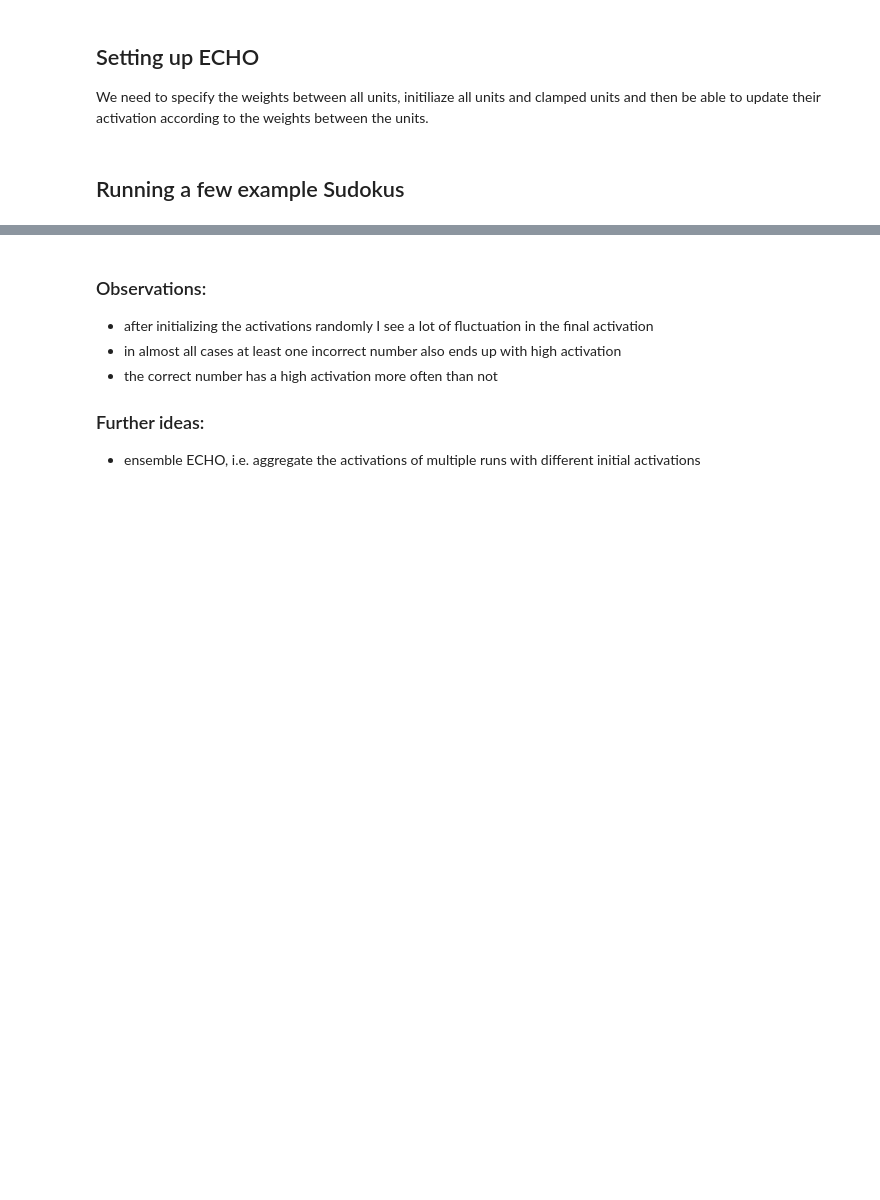
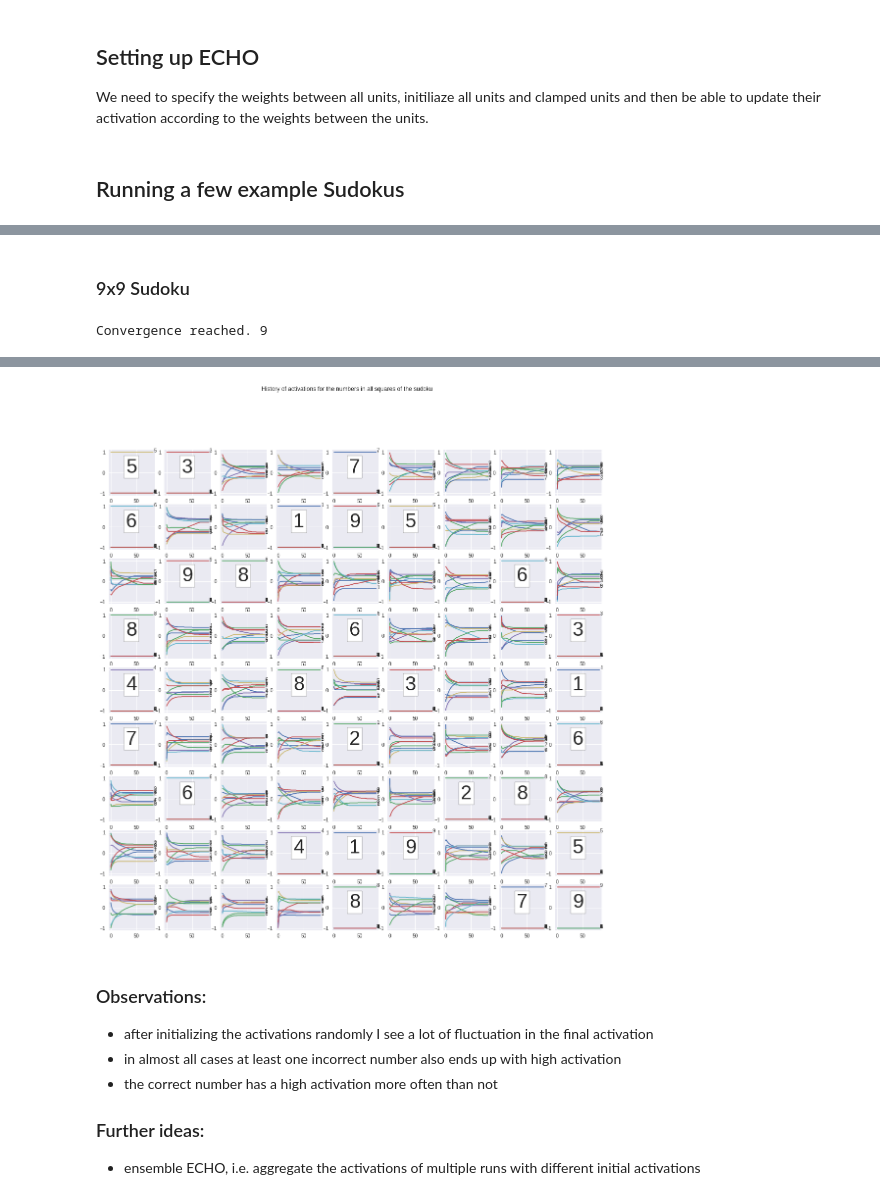
Before and after one commit to MaxRae/ConnectionistSudoku, a Jupyter notebook: ECHOSudoku.ipynb, the cells around one changed output, grey strips where cells are left out. Cells and saved outputs as stored; diff of their text form; code cells hidden in the pictures; blank space fills up the shorter version.

```diff
--- a/ECHOSudoku.ipynb
+++ b/ECHOSudoku.ipynb
@@ -215,0 +252,11 @@ Adding an axes using the same arguments as a previous axes currently reuses the
+# %% [markdown]
+### 9x9 Sudoku
+# %%
+sudoku2 = ECHO(example9x9, threshold=.01)
+finished = False
+while not finished:
+    finished = sudoku2.activation_update()
+
+sudoku2.plot_activation_history()
+# %% [output]
+Convergence reached. 9
@@ -216,3 +265,4 @@ Adding an axes using the same arguments as a previous axes currently reuses the
+[figure, added]
 # %% [markdown]
 ### Observations:
 - after initializing the activations randomly I see a lot of fluctuation in the final activation
```
Also changed, not shown: parts of 28 cells of this notebook.
